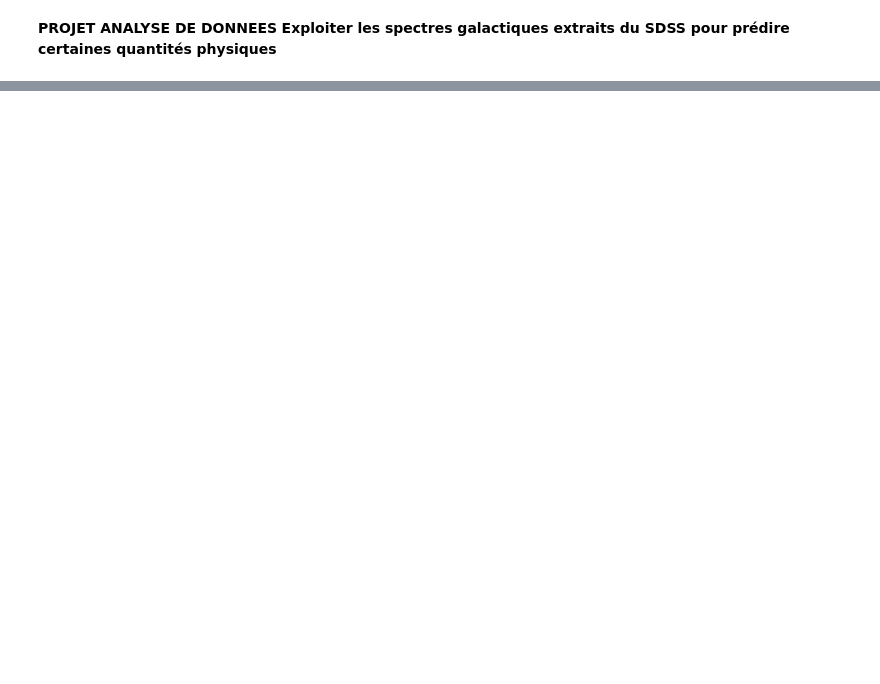
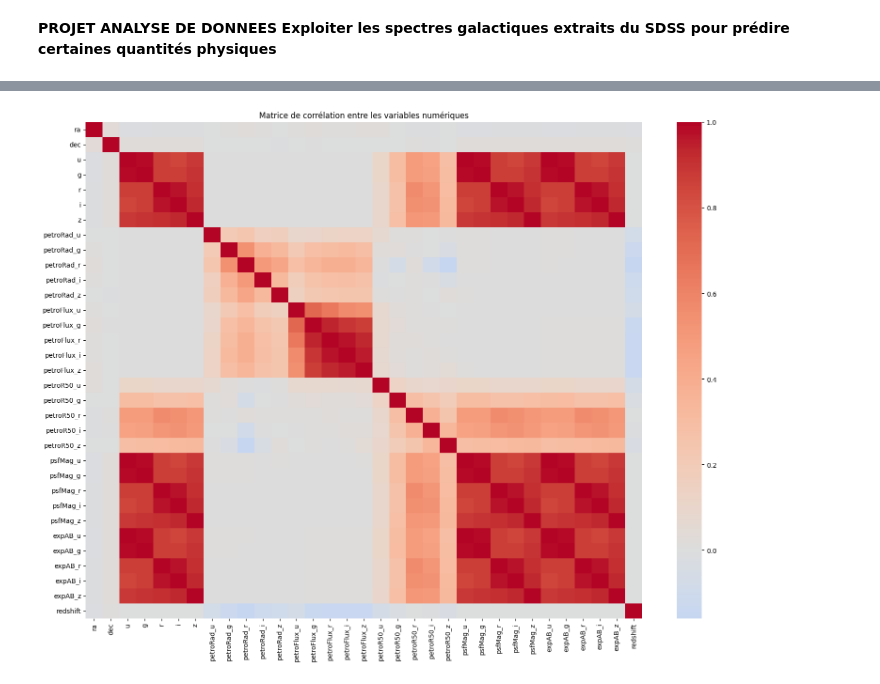
Before and after one commit to FDSena/SDSS_PROJECT_DA, a Jupyter notebook: projet.ipynb, the cells around one changed output, grey strips where cells are left out. Saved outputs shown, nothing was run; the diff lists cells and outputs as text; code cells hidden in the pictures; blank space fills up the shorter version.

```diff
--- a/projet.ipynb
+++ b/projet.ipynb
@@ -27,0 +139,18 @@ memory usage: 32.8+ MB
+# %%
+import seaborn as sns
+import matplotlib.pyplot as plt
+
+# On ne garde que les colonnes numériques
+numeric_df = df.select_dtypes(include=["float64", "int64"])
+
+# Calcul de la matrice de corrélation
+corr_matrix = numeric_df.corr()
+
+# Affichage de la heatmap
+plt.figure(figsize=(16, 12))
+sns.heatmap(corr_matrix, cmap="coolwarm", annot=False, center=0)
+plt.title("Matrice de corrélation entre les variables numériques")
+plt.tight_layout()
+plt.show()
+# %% [output]
+[figure, added]
```
Also changed, not shown: parts of 25 cells of this notebook.
